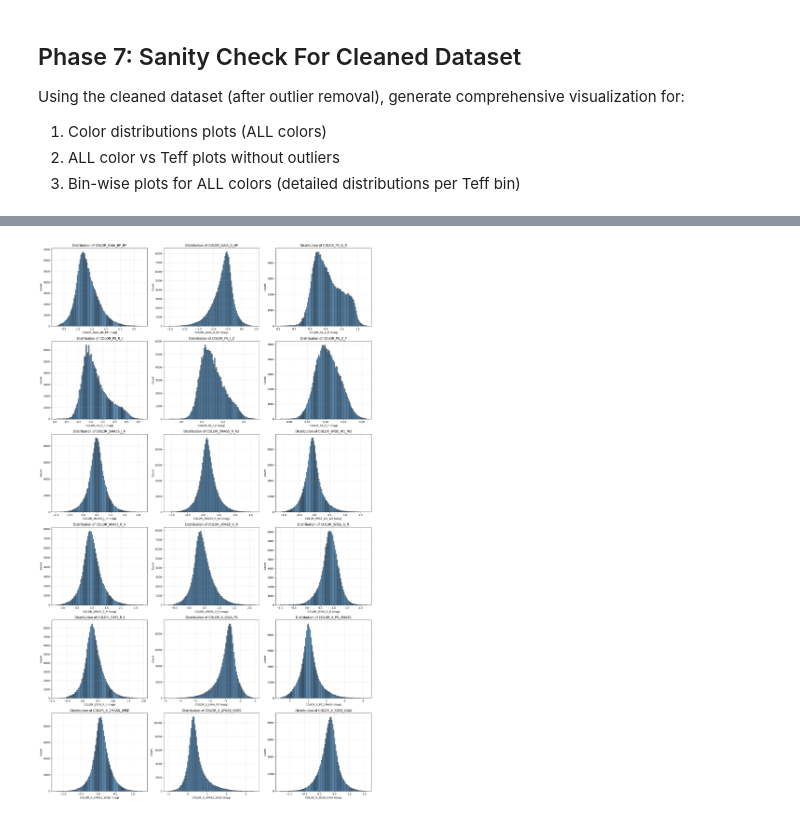
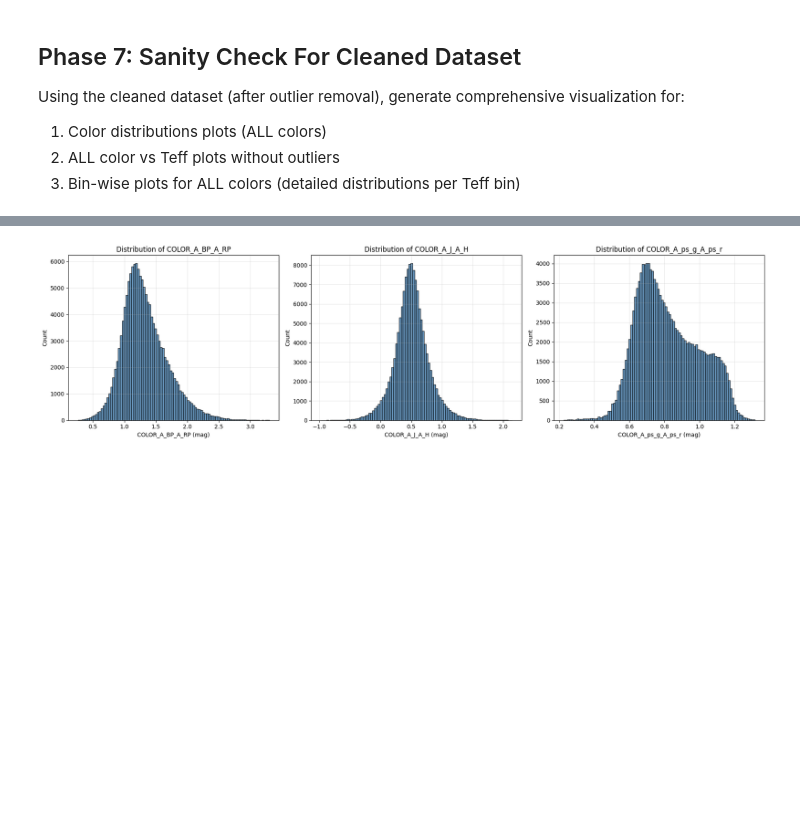
Before and after one commit to BrightonLiu-zZ/cool-dwarf_stellar_parameter_inference_from_survey_data, a Jupyter notebook: notebooks/outlier_filtering_K.ipynb, the cells around one changed output, grey strips where cells are left out. Cells and saved outputs as stored; diff of their text form; code cells hidden in the pictures; blank space fills up the shorter version.

```diff
--- a/notebooks/outlier_filtering_K.ipynb
+++ b/notebooks/outlier_filtering_K.ipynb
@@ -511,7 +461,7 @@ middle_bin_idx = len(teff_bins_available) // 2
 representative_bin = teff_bins_available[middle_bin_idx]
 
 # Show comparisons for a few representative colors
-representative_colors = ['COLOR_GAIA_BP_RP', 'COLOR_2MASS_J_H', 'COLOR_PS_G_R']
+representative_colors = ['COLOR_A_BP_A_RP', 'COLOR_A_J_A_H', 'COLOR_A_ps_g_A_ps_r']
 for color in representative_colors:
     if color in color_combinations:
         compare_clipping_iterations(df, color, representative_bin)
@@ -647,27 +597,27 @@ Cleaned dataset loaded for viz: 171134 stars
 "# Recompute colors for the viz dataframe\nfor color_name, (mag1, mag2) in color_combinations.items():\n    df_clean_viz[color_name] = df_clean_viz[mag1] - df_clean_viz[mag2]\n\ndf_clean_viz['teff_bin ...
 # %%
 # 1. Color distribution plots for ALL colors (6x3 grid for 17 colors)
-n_colors = len(color_combinations)
+n_colors = len(representative_colors)
 n_cols = 3
 n_rows = (n_colors + n_cols - 1) // n_cols
 
 fig, axes = plt.subplots(n_rows, n_cols, figsize=(18, 5*n_rows))
 axes = axes.flatten()
 
-for i, color_name in enumerate(color_combinations.keys()):
+for i, color_name in enumerate(representative_colors):
     ax = axes[i]
     df_clean_viz[color_name].plot.hist(bins=100, ax=ax, alpha=0.8, color='steelblue', edgecolor='black')
     ax.set_xlabel(f'{color_name} (mag)')
     ax.set_ylabel('Count')
     ax.set_title(f'Distribution of {color_name}')
     ax.grid(True, alpha=0.3)
 
 for j in range(i+1, len(axes)): axes[j].set_visible(False)
 plt.tight_layout()
 #plt.savefig(RESULTS_DIR / 'clean_color_distributions_all.png', dpi=150, bbox_inches='tight')
 plt.show()
 # %% [output]
-[figure, old version]
+[figure, new version]
 # %%
 from matplotlib.colors import LogNorm
 
```
Also changed, not shown: parts of 11 cells of this notebook, 2 other files.
